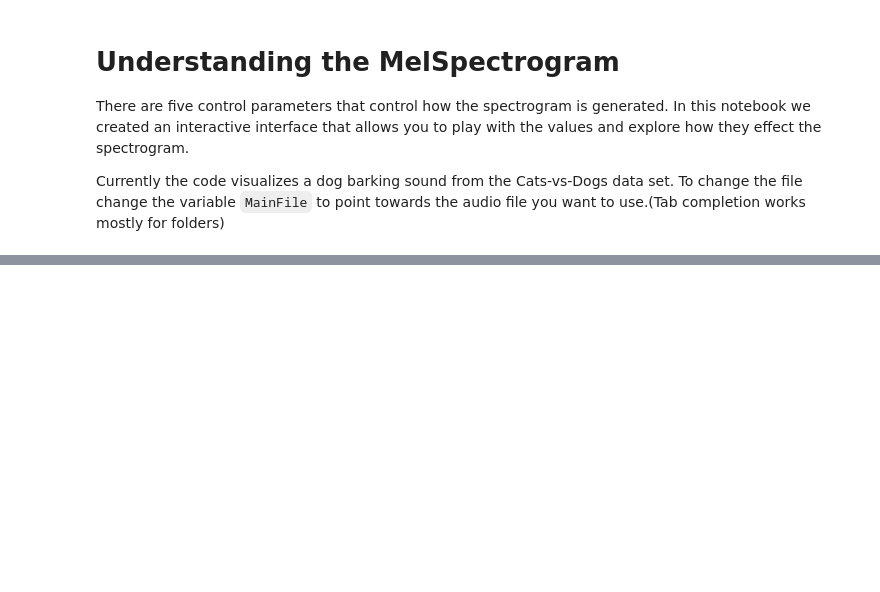
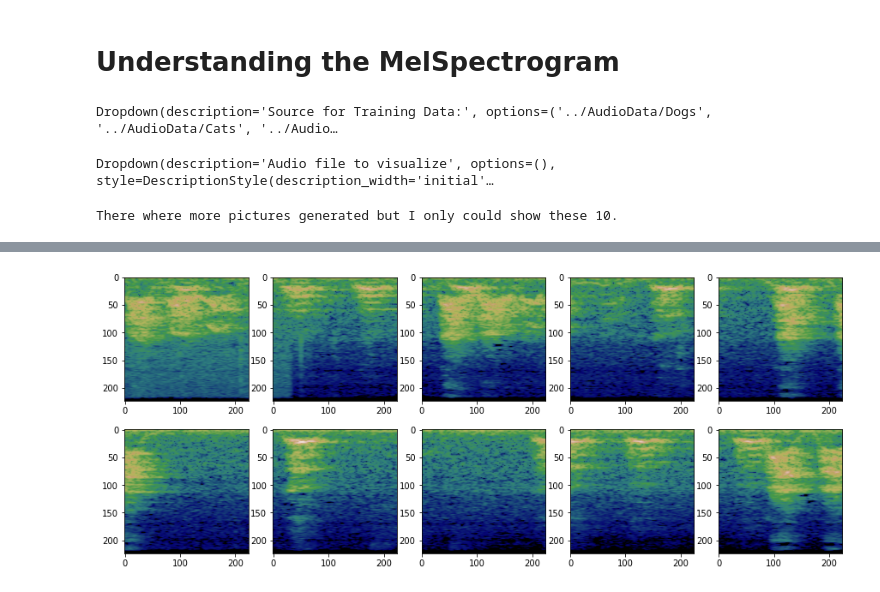
Before and after one commit to FAR-Lab/RealtimeAudioClassification, a Jupyter notebook: 01_Spectrum Generation/SpectrumsSettingsTool2.ipynb, the cells around one changed output, grey strips where cells are left out. Drawn from its saved outputs; the diff is of its cells as text; code cells hidden in the pictures; blank space fills up the shorter version.

```diff
--- a/01_Spectrum Generation/SpectrumsSettingsTool2.ipynb
+++ b/01_Spectrum Generation/SpectrumsSettingsTool2.ipynb
@@ -1,6 +0,0 @@
-# %% [markdown]
-# Understanding the MelSpectrogram
-
-There are five control parameters that control how the spectrogram is generated. In this notebook we created an interactive interface that allows you to play with the values and explore how they effect the spectrogram.
-
-Currently the code visualizes a dog barking sound from the Cats-vs-Dogs data set.  To change the file change the variable `MainFile` to point towards the audio file you want to use.(Tab completion works mostly for folders)
@@ -28,0 +1,23 @@ import glob
+# %% [markdown]
+# Understanding the MelSpectrogram
+# %%
+Type="INTERFACE"
+exec(open("../helperFunctions.py","rb").read())
+# %% [output]
+Dropdown(description='Source for Training Data:', options=('../AudioData/Dogs', '../AudioData/Cats', '../Audio…
+Dropdown(description='Audio file to visualize', options=(), style=DescriptionStyle(description_width='initial'…
+# %%
+pictures = GenerateSpectrums(FileSelection.value)
+fig, axs = plt.subplots(2,5, figsize=(15, 6), facecolor='w', edgecolor='k')
+axs = axs.ravel()
+counter=0
+for pic in pictures:
+    if(counter>=len(axs)):
+        print("There where more pictures generated but I only could show these 10.")
+        break;
+    axs[counter].imshow(pic)
+    counter+=1
+x,sr= librosa.load(FileSelection.value,mono=True)
+ipd.Audio(x,rate=sr)
+# %% [output]
+There where more pictures generated but I only could show these 10.
@@ -28,0 +25 @@ import glob
+[figure, added]
```
Also changed, not shown: parts of 14 cells of this notebook, 13 other files.
